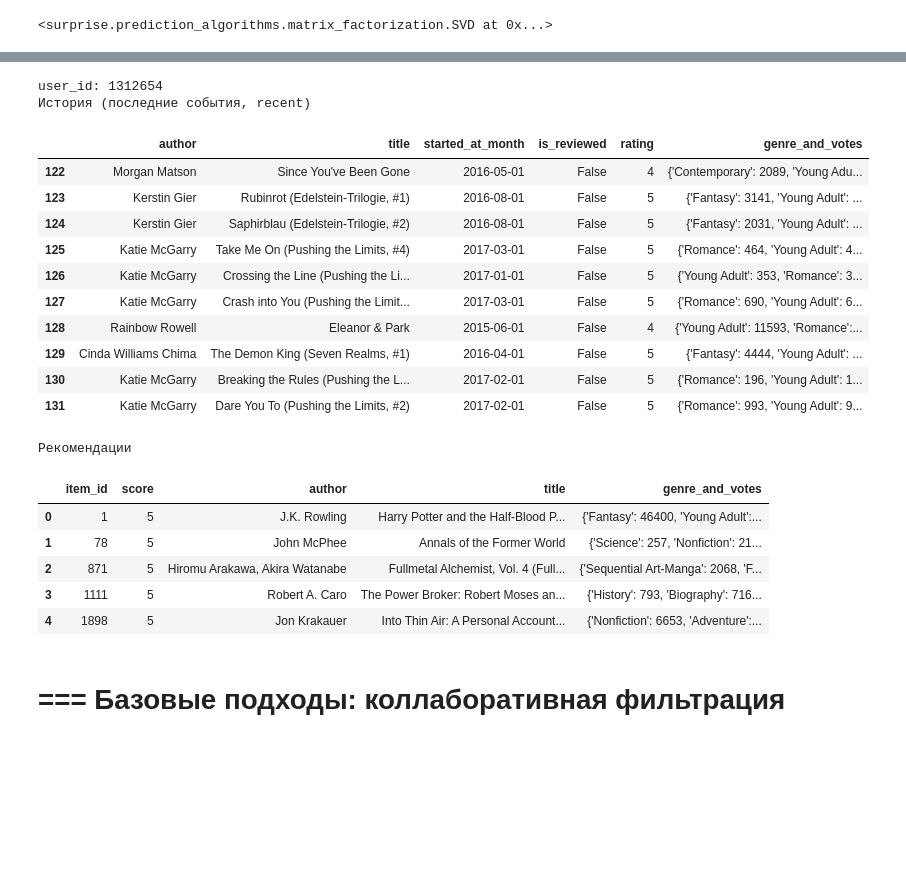
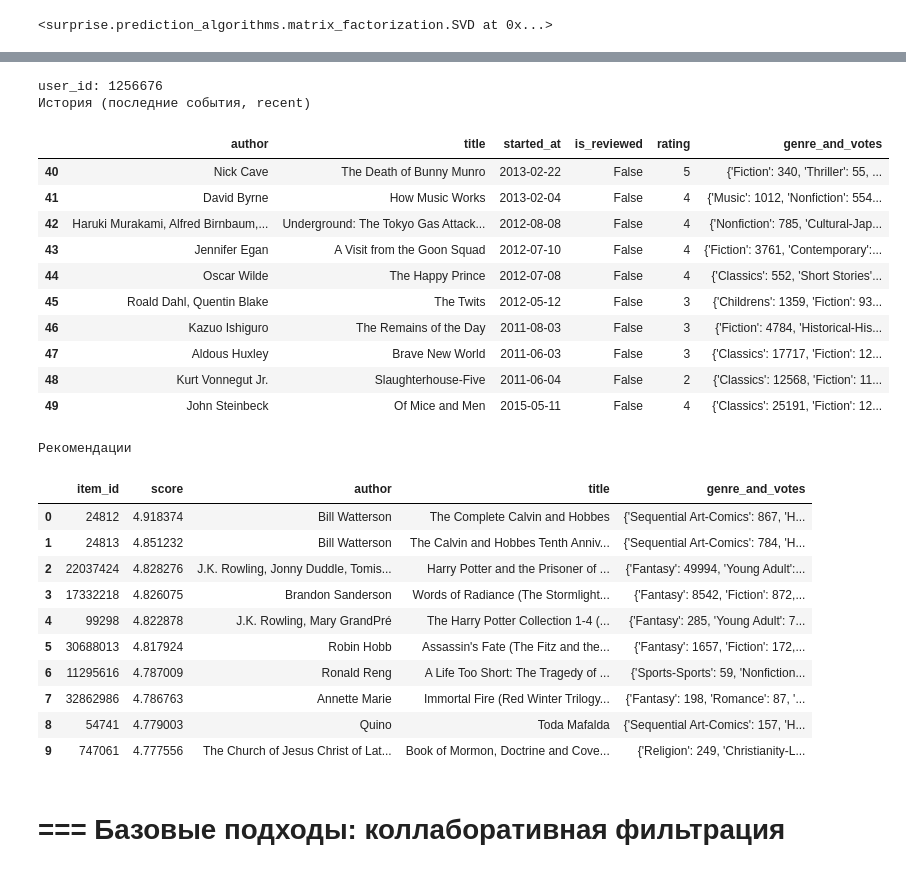
Before and after one commit to Totoxa85/mle-recsys-start, a Jupyter notebook: main_offline.ipynb, the cells around one changed output, grey strips where cells are left out. Drawn from its saved outputs; the diff is of its cells as text; code cells hidden in the pictures; blank space fills up the shorter version.

```diff
--- a/main_offline.ipynb
+++ b/main_offline.ipynb
@@ -29,3 +28,6 @@ events = pd.read_parquet("events.par")
+# %%
+items = pd.read_parquet("items.parquet")
+events = pd.read_parquet("events.parquet")
 # %% [markdown]
 # Разбиение с учётом хронологии
 # %% [markdown]
@@ -50,3 +37,18 @@ common_users = pd.Index(users_train).intersection(pd.Index(users_test))
+# %%
+# зададим точку разбиения
+train_test_global_time_split_date = pd.to_datetime("2017-08-01").date()
+train_test_global_time_split_idx = events["started_at"] < train_test_global_time_split_date
+
+# Разбиваем события на train и test
+events_train = events[train_test_global_time_split_idx]
+events_test = events[~train_test_global_time_split_idx]
+
+# количество уникальных пользователей в train и test
+users_train = events_train["user_id"].drop_duplicates()
+users_test = events_test["user_id"].drop_duplicates()
+
+# количество пользователей, которые есть и в train, и в test
+common_users = pd.Index(users_train).intersection(pd.Index(users_test))
 # %%
 # Идентифицируем холодных пользователей
 cold_users = pd.Index(users_test).difference(pd.Index(users_train))
@@ -56,7 +58,7 @@ top_pop_start_date = pd.to_datetime("2015-01-01").date()
 # %%
 # Группируем события по item_id и вычисляем количество уникальных пользователей и средний рейтинг
 item_popularity = events_train \
-    .query("started_at_month >= @top_pop_start_date") \
+    .query("started_at >= @top_pop_start_date") \
     .groupby(["item_id"]).agg(users=("user_id", "nunique"), avg_rating=("rating", "mean")).reset_index()
 
 # Нормализация пользователей и среднего рейтинга, требуется для их приведения к одному масштабу
@@ -80,7 +82,7 @@ top_k_pop_items = item_popularity.query("avg_rating >= 4").head(100)
 top_item_id = top_k_pop_items.iloc[0]["item_id"]
 
 # Определяем количество пользователей, оценивших эту книгу
-num_users_rated_top_item = events_train.query("item_id == @top_item_id and started_at_month >= @top_pop_start_date")["user_id"].nunique()
+num_users_rated_top_item = events_train.query("item_id == @top_item_id and started_at >= @top_pop_start_date")["user_id"].nunique()
 # %%
 # добавляем информацию о книгах
 top_k_pop_items = top_k_pop_items.merge(
@@ -239,5 +231,5 @@ MAE для случайной модели выше MAE для SVD модели
 # %%
-def get_recommendations_svd(user_id, all_items, events, model, include_seen=True, n=5):
+def get_recommendations_svd(user_id, all_items, events, model, include_seen=True, n=10):
     """ Возвращает n рекомендаций для user_id """
     # Получим список идентификаторов всех книг
     all_items = set(events['item_id'].unique())
@@ -308,43 +303,48 @@ display(user_recommendations)
 # %%
 # выберем произвольного пользователя из тренировочной выборки ("прошлого")
 user_id = events_train['user_id'].sample().iat[0]
 
 print(f"user_id: {user_id}")
 
 print("История (последние события, recent)")
 user_history = (
     events_train
     .query("user_id == @user_id")
     .merge(items.set_index("item_id")[["author", "title", "genre_and_votes"]], on="item_id")
 )
-user_history_to_print = user_history[["author", "title", "started_at_month", "is_reviewed", "rating", "genre_and_votes"]].tail(10)
+user_history_to_print = user_history[["author", "title", "started_at", "is_reviewed", "rating", "genre_and_votes"]].tail(10)
 display(user_history_to_print)
 
 print("Рекомендации")
 user_recommendations = get_recommendations_svd(user_id, items, events_train, svd_model)
 user_recommendations = user_recommendations.merge(items[["item_id", "author", "title", "genre_and_votes"]], on="item_id")
 display(user_recommendations)
 # %% [output]
-user_id: 1312654
+user_id: 1256676
 История (последние события, recent)
-|  | author | title | started_at_month | is_reviewed | rating | genre_and_votes |
-| 122 | Morgan Matson | Since You've Been Gone | 2016-05-01 | False | 4 | {'Contemporary': 2089, 'Young Adu... |
-| 123 | Kerstin Gier | Rubinrot (Edelstein-Trilogie, #1) | 2016-08-01 | False | 5 | {'Fantasy': 3141, 'Young Adult': ... |
-| 124 | Kerstin Gier | Saphirblau (Edelstein-Trilogie, #2) | 2016-08-01 | False | 5 | {'Fantasy': 2031, 'Young Adult': ... |
-| 125 | Katie McGarry | Take Me On (Pushing the Limits, #4) | 2017-03-01 | False | 5 | {'Romance': 464, 'Young Adult': 4... |
-| 126 | Katie McGarry | Crossing the Line (Pushing the Li... | 2017-01-01 | False | 5 | {'Young Adult': 353, 'Romance': 3... |
-| 127 | Katie McGarry | Crash into You (Pushing the Limit... | 2017-03-01 | False | 5 | {'Romance': 690, 'Young Adult': 6... |
-| 128 | Rainbow Rowell | Eleanor & Park | 2015-06-01 | False | 4 | {'Young Adult': 11593, 'Romance':... |
-| 129 | Cinda Williams Chima | The Demon King (Seven Realms, #1) | 2016-04-01 | False | 5 | {'Fantasy': 4444, 'Young Adult': ... |
-| 130 | Katie McGarry | Breaking the Rules (Pushing the L... | 2017-02-01 | False | 5 | {'Romance': 196, 'Young Adult': 1... |
-| 131 | Katie McGarry | Dare You To (Pushing the Limits, #2) | 2017-02-01 | False | 5 | {'Romance': 993, 'Young Adult': 9... |
+|  | author | title | started_at | is_reviewed | rating | genre_and_votes |
+| 40 | Nick Cave | The Death of Bunny Munro | 2013-02-22 | False | 5 | {'Fiction': 340, 'Thriller': 55, ... |
+| 41 | David Byrne | How Music Works | 2013-02-04 | False | 4 | {'Music': 1012, 'Nonfiction': 554... |
+| 42 | Haruki Murakami, Alfred Birnbaum,... | Underground: The Tokyo Gas Attack... | 2012-08-08 | False | 4 | {'Nonfiction': 785, 'Cultural-Jap... |
+| 43 | Jennifer Egan | A Visit from the Goon Squad | 2012-07-10 | False | 4 | {'Fiction': 3761, 'Contemporary':... |
+| 44 | Oscar Wilde | The Happy Prince | 2012-07-08 | False | 4 | {'Classics': 552, 'Short Stories'... |
+| 45 | Roald Dahl, Quentin Blake | The Twits | 2012-05-12 | False | 3 | {'Childrens': 1359, 'Fiction': 93... |
+| 46 | Kazuo Ishiguro | The Remains of the Day | 2011-08-03 | False | 3 | {'Fiction': 4784, 'Historical-His... |
+| 47 | Aldous Huxley | Brave New World | 2011-06-03 | False | 3 | {'Classics': 17717, 'Fiction': 12... |
+| 48 | Kurt Vonnegut Jr. | Slaughterhouse-Five | 2011-06-04 | False | 2 | {'Classics': 12568, 'Fiction': 11... |
+| 49 | John Steinbeck | Of Mice and Men | 2015-05-11 | False | 4 | {'Classics': 25191, 'Fiction': 12... |
 Рекомендации
 |  | item_id | score | author | title | genre_and_votes |
-| 0 | 1 | 5 | J.K. Rowling | Harry Potter and the Half-Blood P... | {'Fantasy': 46400, 'Young Adult':... |
-| 1 | 78 | 5 | John McPhee | Annals of the Former World | {'Science': 257, 'Nonfiction': 21... |
-| 2 | 871 | 5 | Hiromu Arakawa, Akira Watanabe | Fullmetal Alchemist, Vol. 4 (Full... | {'Sequential Art-Manga': 2068, 'F... |
-| 3 | 1111 | 5 | Robert A. Caro | The Power Broker: Robert Moses an... | {'History': 793, 'Biography': 716... |
-| 4 | 1898 | 5 | Jon Krakauer | Into Thin Air: A Personal Account... | {'Nonfiction': 6653, 'Adventure':... |
+| 0 | 24812 | 4.918374 | Bill Watterson | The Complete Calvin and Hobbes | {'Sequential Art-Comics': 867, 'H... |
+| 1 | 24813 | 4.851232 | Bill Watterson | The Calvin and Hobbes Tenth Anniv... | {'Sequential Art-Comics': 784, 'H... |
+| 2 | 22037424 | 4.828276 | J.K. Rowling, Jonny Duddle, Tomis... | Harry Potter and the Prisoner of ... | {'Fantasy': 49994, 'Young Adult':... |
+| 3 | 17332218 | 4.826075 | Brandon Sanderson | Words of Radiance (The Stormlight... | {'Fantasy': 8542, 'Fiction': 872,... |
+| 4 | 99298 | 4.822878 | J.K. Rowling, Mary GrandPré | The Harry Potter Collection 1-4 (... | {'Fantasy': 285, 'Young Adult': 7... |
+| 5 | 30688013 | 4.817924 | Robin Hobb | Assassin's Fate (The Fitz and the... | {'Fantasy': 1657, 'Fiction': 172,... |
+| 6 | 11295616 | 4.787009 | Ronald Reng | A Life Too Short: The Tragedy of ... | {'Sports-Sports': 59, 'Nonfiction... |
+| 7 | 32862986 | 4.786763 | Annette Marie | Immortal Fire (Red Winter Trilogy... | {'Fantasy': 198, 'Romance': 87, '... |
+| 8 | 54741 | 4.779003 | Quino | Toda Mafalda | {'Sequential Art-Comics': 157, 'H... |
+| 9 | 747061 | 4.777556 | The Church of Jesus Christ of Lat... | Book of Mormon, Doctrine and Cove... | {'Religion': 249, 'Christianity-L... |
 # %% [markdown]
 # === Базовые подходы: коллаборативная фильтрация
 # %%
```
Also changed, not shown: parts of 98 cells of this notebook, 22 other files.
